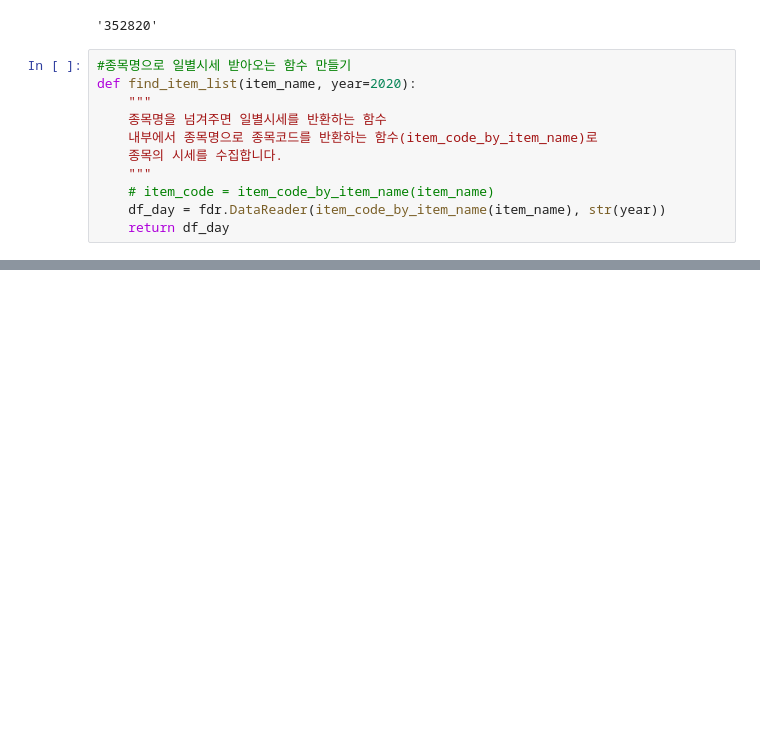
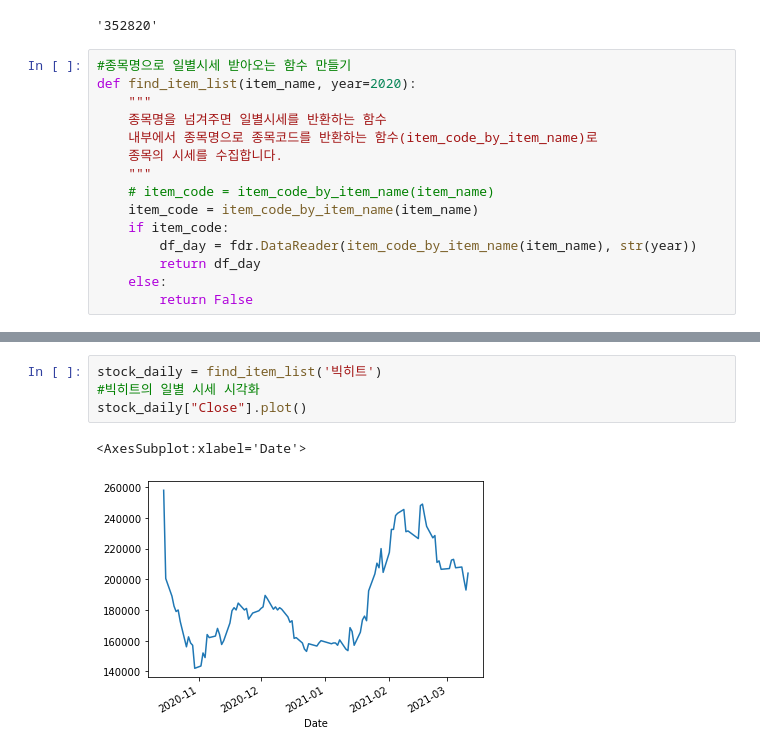
Before and after one commit to kimjinhyuk/LBD, a Jupyter notebook: data_science/analysis_stock_fdr/FDR_P01.ipynb, the cells around one changed output, grey strips where cells are left out. Saved outputs shown, nothing was run; the diff lists cells and outputs as text; blank space fills up the shorter version.

```diff
--- a/data_science/analysis_stock_fdr/FDR_P01.ipynb
+++ b/data_science/analysis_stock_fdr/FDR_P01.ipynb
@@ -144,5 +144,9 @@ def find_item_list(item_name, year=2020):
     종목의 시세를 수집합니다.
     """
     # item_code = item_code_by_item_name(item_name)
-    df_day = fdr.DataReader(item_code_by_item_name(item_name), str(year))
-    return df_day
+    item_code = item_code_by_item_name(item_name)
+    if item_code:
+        df_day = fdr.DataReader(item_code_by_item_name(item_name), str(year))
+        return df_day
+    else:
+        return False
@@ -154,0 +187,7 @@ AttributeError: 'list' object has no attribute 'isdigit'
+# %%
+stock_daily = find_item_list('빅히트')
+#빅히트의 일별 시세 시각화
+stock_daily["Close"].plot()
+# %% [output]
+<AxesSubplot:xlabel='Date'>
+[figure, added]
```
Also changed, not shown: parts of 11 cells of this notebook.
